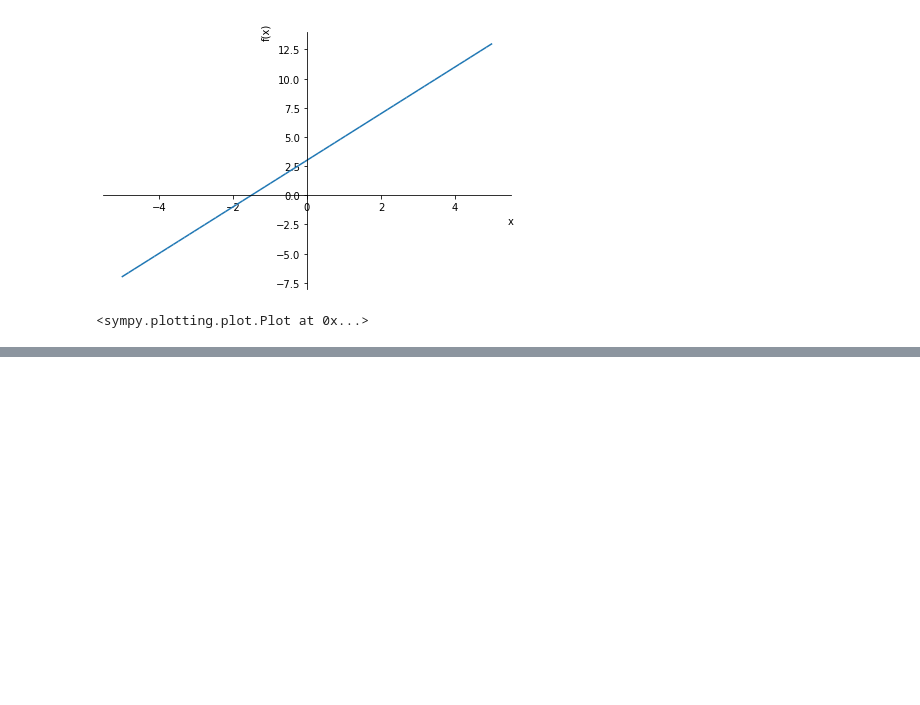
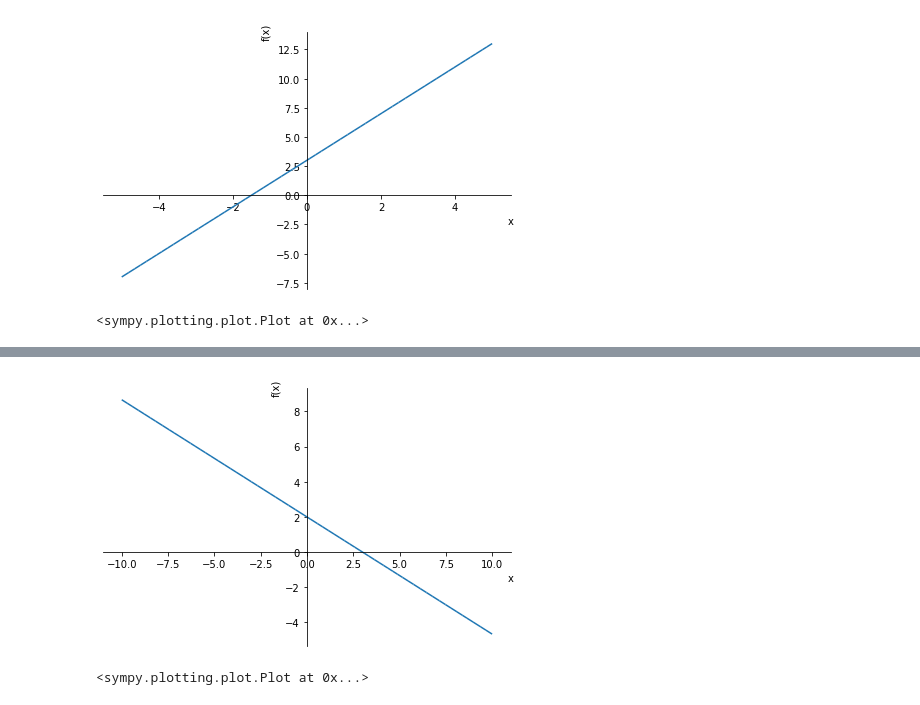
Before and after one commit to michaelbrucelin/HelloLanguage, a Jupyter notebook: Python/PlayGround/jupyter/11-Math/10-Sympy绘图.ipynb, the cells around one changed output, grey strips where cells are left out. Saved outputs shown, nothing was run; the diff lists cells and outputs as text; code cells hidden in the pictures; blank space fills up the shorter version.

```diff
--- a/Python/PlayGround/jupyter/11-Math/10-Sympy绘图.ipynb
+++ b/Python/PlayGround/jupyter/11-Math/10-Sympy绘图.ipynb
@@ -19,0 +28,12 @@ plot((2*x + 3), (x, -5, 5))  # 默认x取值范围是[-10, 10]，这里限制为
+# %%
+# 绘制表达式
+x, y = symbols('x,y')
+expr = 2*x + 3*y -6
+expr = sympy.sympify(expr)
+solution = sympy.solve(expr, y)  # [2 - 2*x/3]
+solution[0]
+
+plot(solution[0])
+# %% [output]
+[figure, added]
+<sympy.plotting.plot.Plot at 0x...>
```
Also changed, not shown: parts of 4 cells of this notebook.
